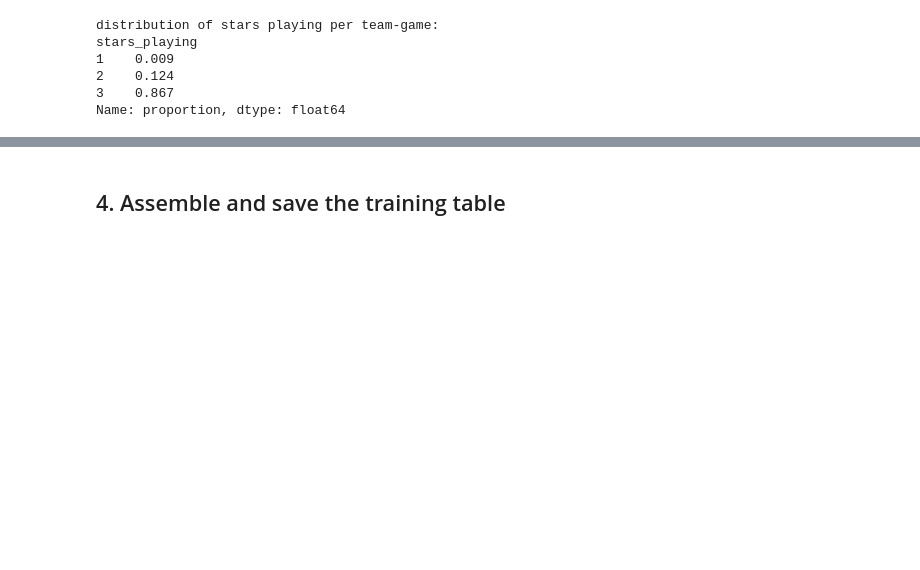
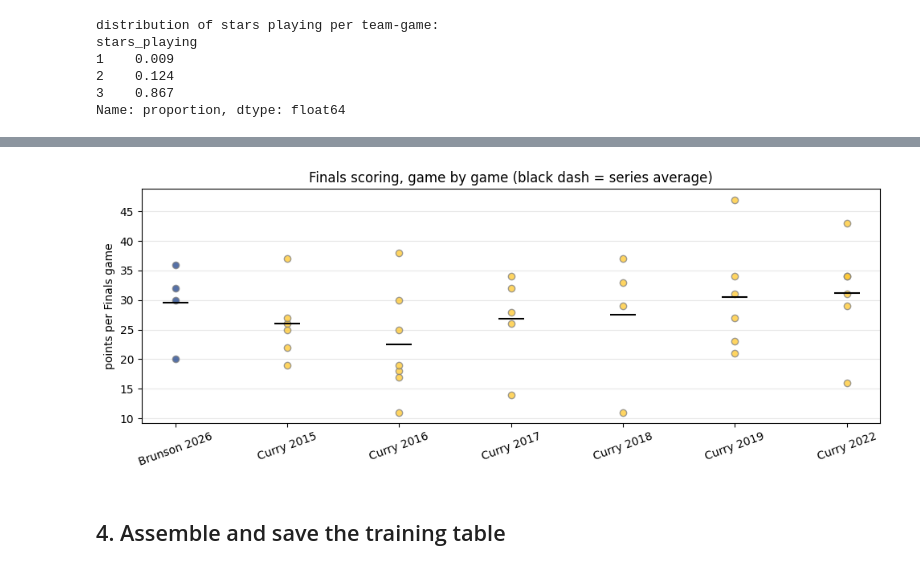
Before and after one commit to madeleinetwang/knicks-in-six, a Jupyter notebook: 02_features.ipynb, the cells around one changed output, grey strips where cells are left out. Drawn from its saved outputs; the diff is of its cells as text; code cells hidden in the pictures; blank space fills up the shorter version.

```diff
--- a/02_features.ipynb
+++ b/02_features.ipynb
@@ -127,0 +211,20 @@ Name: proportion, dtype: float64
+# %%
+finals_log = F.player_logs(["Jalen Brunson", "Stephen Curry"], team_id=None)
+finals_log = finals_log[finals_log["gameLabel"] == "NBA Finals"]
+
+comp = (
+    finals_log.groupby(["player", "season"])
+    .agg(
+        games=("points", "size"),
+        wins=("win", "sum"),
+        ppg=("points", "mean"),
+        mpg=("numMinutes", "mean"),
+        fgm=("fieldGoalsMade", "sum"),
+        fga=("fieldGoalsAttempted", "sum"),
+        threes_pg=("threePointersMade", "mean"),
+        apg=("assists", "mean"),
+    )
+    .assign(fg_pct=lambda d: d.fgm / d.fga)
+    .drop(columns=["fgm", "fga"])
+)
+comp.round(2)
@@ -128,3 +241,19 @@ Name: proportion, dtype: float64
+# %%
+fig, ax = plt.subplots(figsize=(10, 4))
+ticks, labels = [], []
+for i, ((p, s), d) in enumerate(finals_log.groupby(["player", "season"])):
+    color = "#1d428a" if p == "Jalen Brunson" else "#ffc72c"
+    ax.scatter([i] * len(d), d["points"], alpha=0.75, color=color, edgecolor="gray", zorder=3)
+    ax.scatter(i, d["points"].mean(), marker="_", s=500, color="black", zorder=4)
+    ticks.append(i)
+    labels.append(f"{p.split()[-1]} {s}")
+ax.set_xticks(ticks, labels=labels, rotation=20)
+ax.set_ylabel("points per Finals game")
+ax.set_title("Finals scoring, game by game (black dash = series average)")
+ax.grid(axis="y", alpha=0.3)
+plt.tight_layout()
+# %% [output]
+[figure, added]
 # %% [markdown]
 ## 4. Assemble and save the training table
 # %%
```
Also changed, not shown: parts of 7 cells of this notebook, 12 other files.
